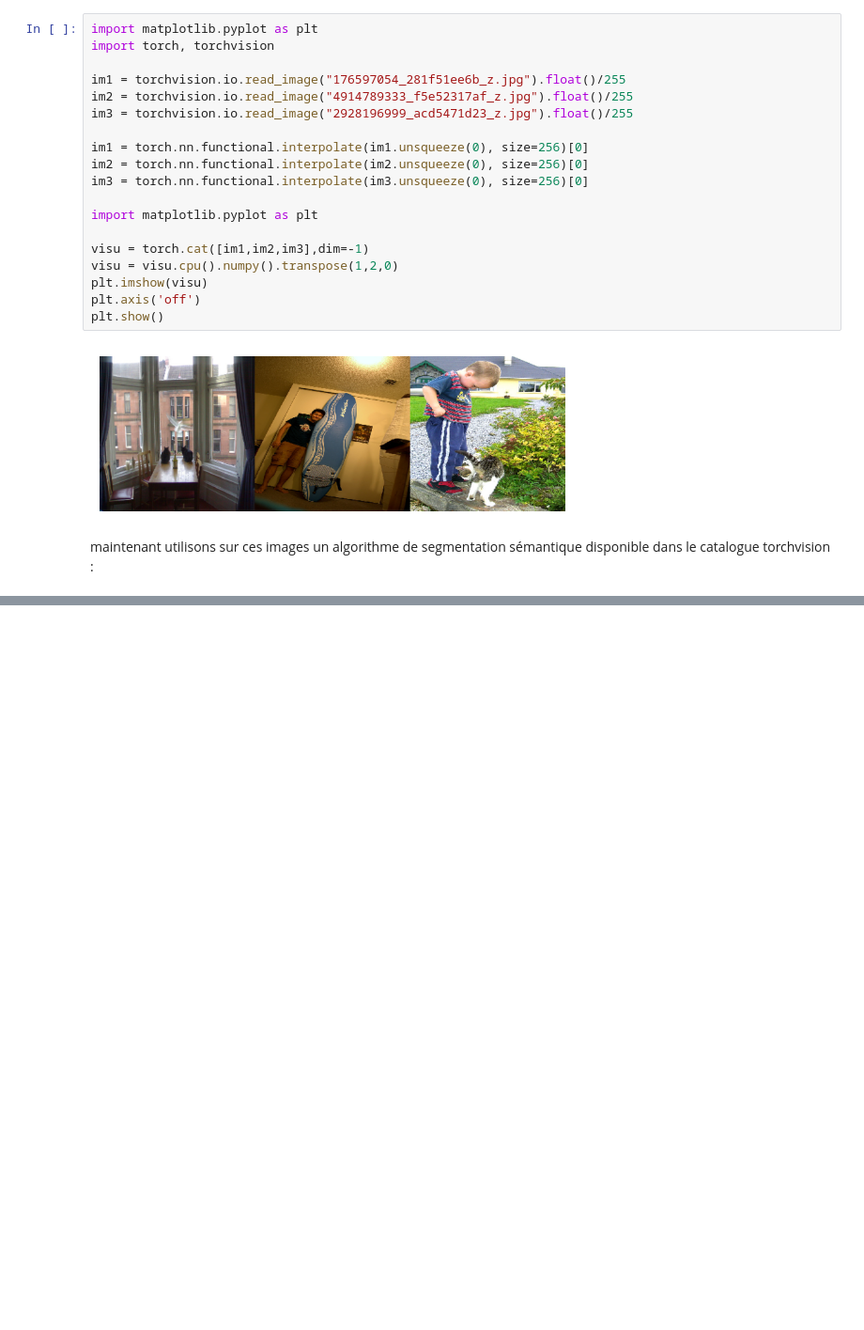
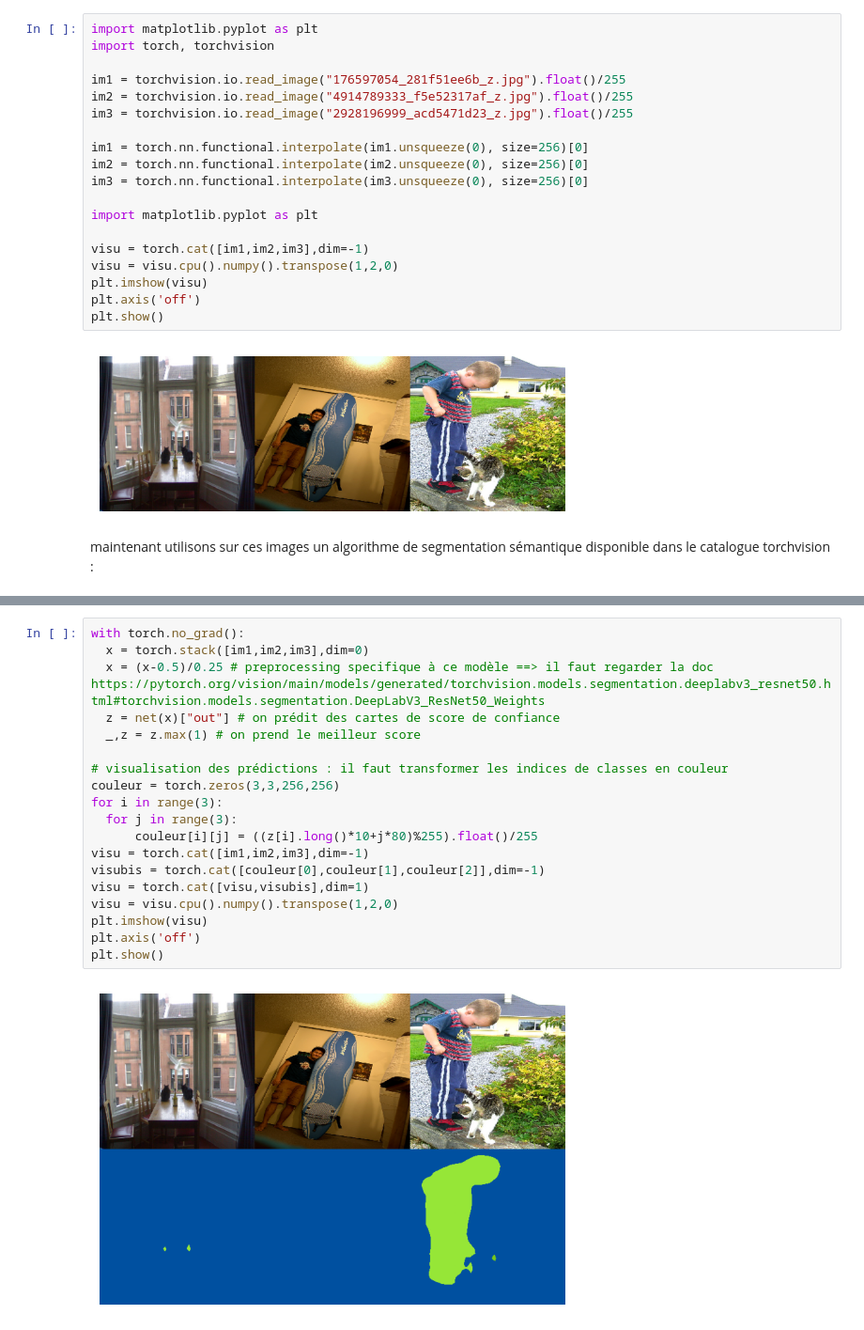
Before and after one commit to achanhon/coursdeeplearningcolab, a Jupyter notebook: Untitled19.ipynb, the cells around one changed output, grey strips where cells are left out. Shown at 94% size. Cells and saved outputs as stored; diff of their text form; blank space fills up the shorter version.

```diff
--- a/Untitled19.ipynb
+++ b/Untitled19.ipynb
@@ -46,0 +49,21 @@ net = torchvision.models.segmentation.deeplabv3_resnet50(weights=torchvision.mod
+# %%
+with torch.no_grad():
+  x = torch.stack([im1,im2,im3],dim=0)
+  x = (x-0.5)/0.25 # preprocessing specifique à ce modèle ==> il faut regarder la doc https://pytorch.org/vision/main/models/generated/torchvision.models.segmentation.deeplabv3_resnet50.html#torchvision.models.segmentation.DeepLabV3_ResNet50_Weights
+  z = net(x)["out"] # on prédit des cartes de score de confiance
+  _,z = z.max(1) # on prend le meilleur score
+
+# visualisation des prédictions : il faut transformer les indices de classes en couleur
+couleur = torch.zeros(3,3,256,256)
+for i in range(3):
+  for j in range(3):
+      couleur[i][j] = ((z[i].long()*10+j*80)%255).float()/255
+visu = torch.cat([im1,im2,im3],dim=-1)
+visubis = torch.cat([couleur[0],couleur[1],couleur[2]],dim=-1)
+visu = torch.cat([visu,visubis],dim=1)
+visu = visu.cpu().numpy().transpose(1,2,0)
+plt.imshow(visu)
+plt.axis('off')
+plt.show()
+# %% [output]
+[figure, added]
```
Also changed, not shown: parts of 1 cell of this notebook.
